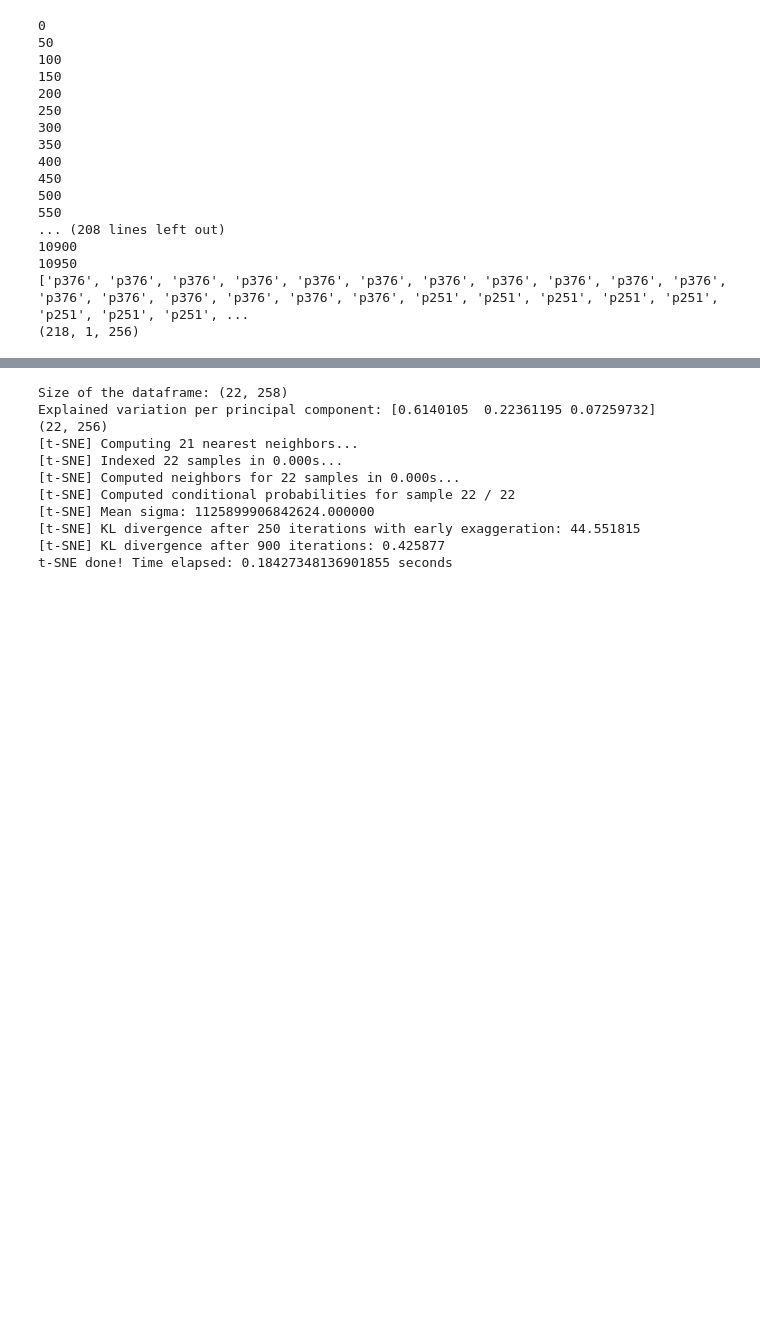
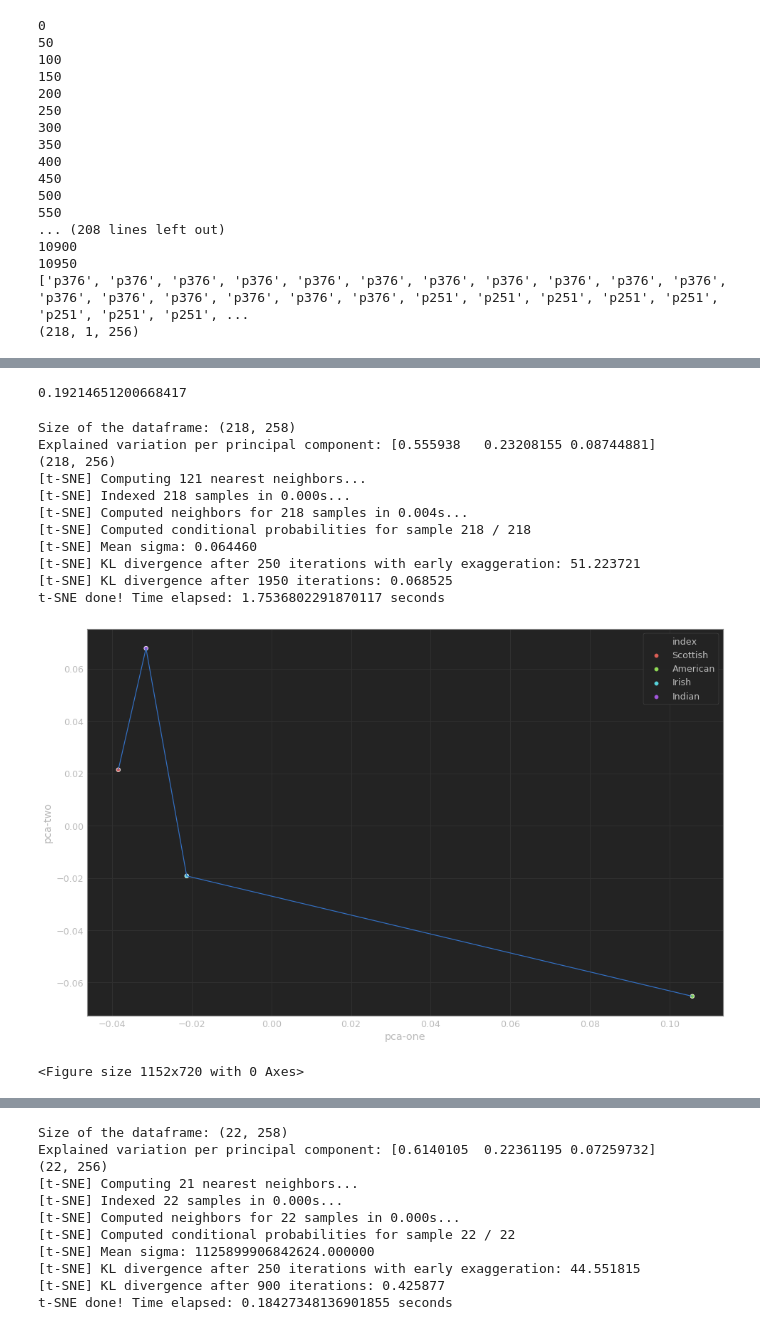
Before and after one commit to ChetanMadan/Accent-Sensitive-Voice-Cloning, a Jupyter notebook: TSNE Visualization.ipynb, the cells around one changed output, grey strips where cells are left out. Drawn from its saved outputs; the diff is of its cells as text; code cells hidden in the pictures; blank space fills up the shorter version.

```diff
--- a/TSNE Visualization.ipynb
+++ b/TSNE Visualization.ipynb
@@ -455,0 +673,20 @@ y.shape
+# %%
+np.sum(whatevs)/len(whatevs)
+# %% [output]
+0.19214651200668417
+# %%
+df = tsne_visualize(X, y)
+# %% [output]
+Size of the dataframe: (218, 258)
+Explained variation per principal component: [0.555938   0.23208155 0.08744881]
+(218, 256)
+[t-SNE] Computing 121 nearest neighbors...
+[t-SNE] Indexed 218 samples in 0.000s...
+[t-SNE] Computed neighbors for 218 samples in 0.004s...
+[t-SNE] Computed conditional probabilities for sample 218 / 218
+[t-SNE] Mean sigma: 0.064460
+[t-SNE] KL divergence after 250 iterations with early exaggeration: 51.223721
+[t-SNE] KL divergence after 1950 iterations: 0.068525
+t-SNE done! Time elapsed: 1.7536802291870117 seconds
+[figure, added]
+<Figure size 1152x720 with 0 Axes>
```
Also changed, not shown: parts of 34 cells of this notebook, 30 other files.
